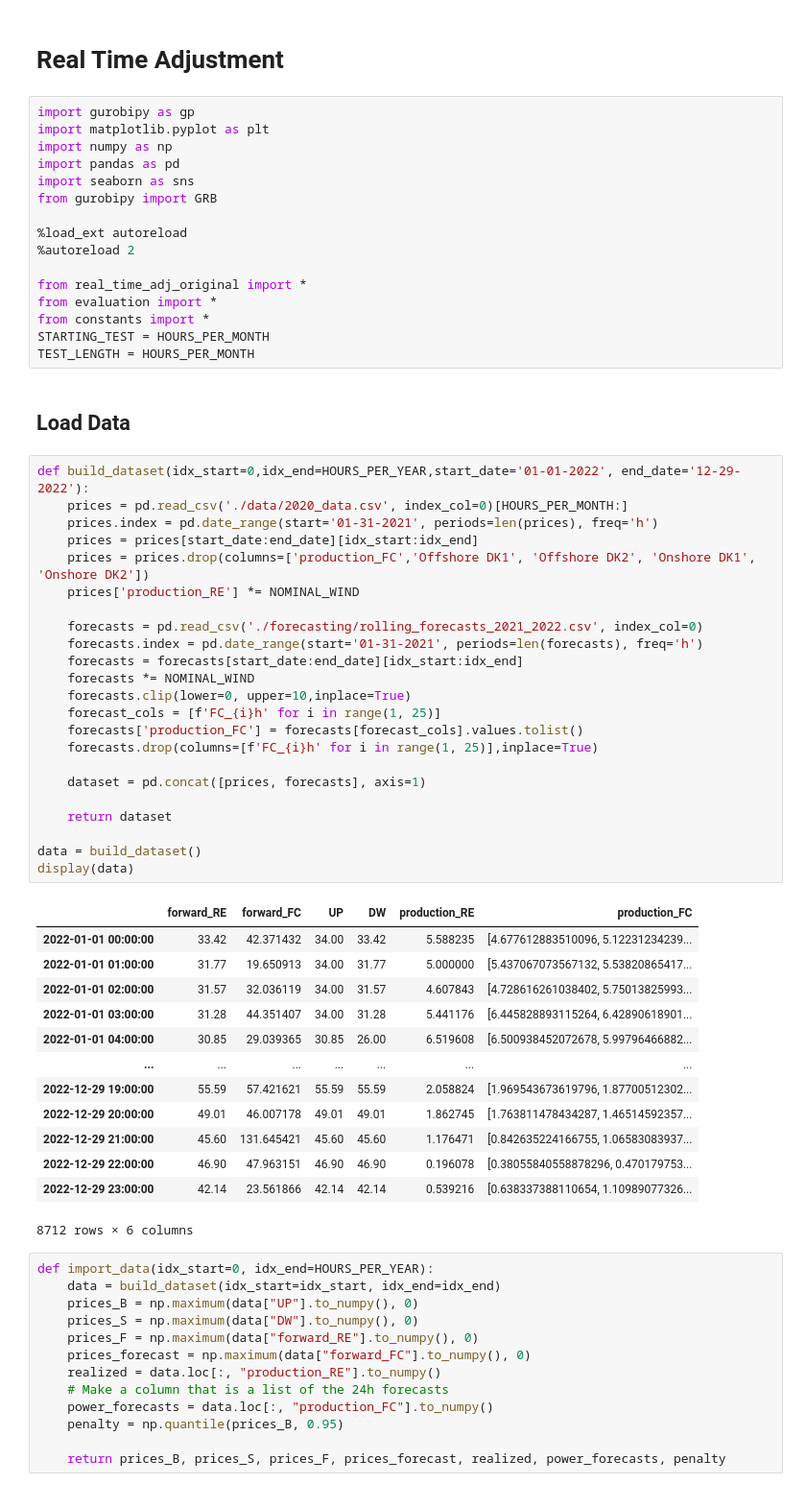
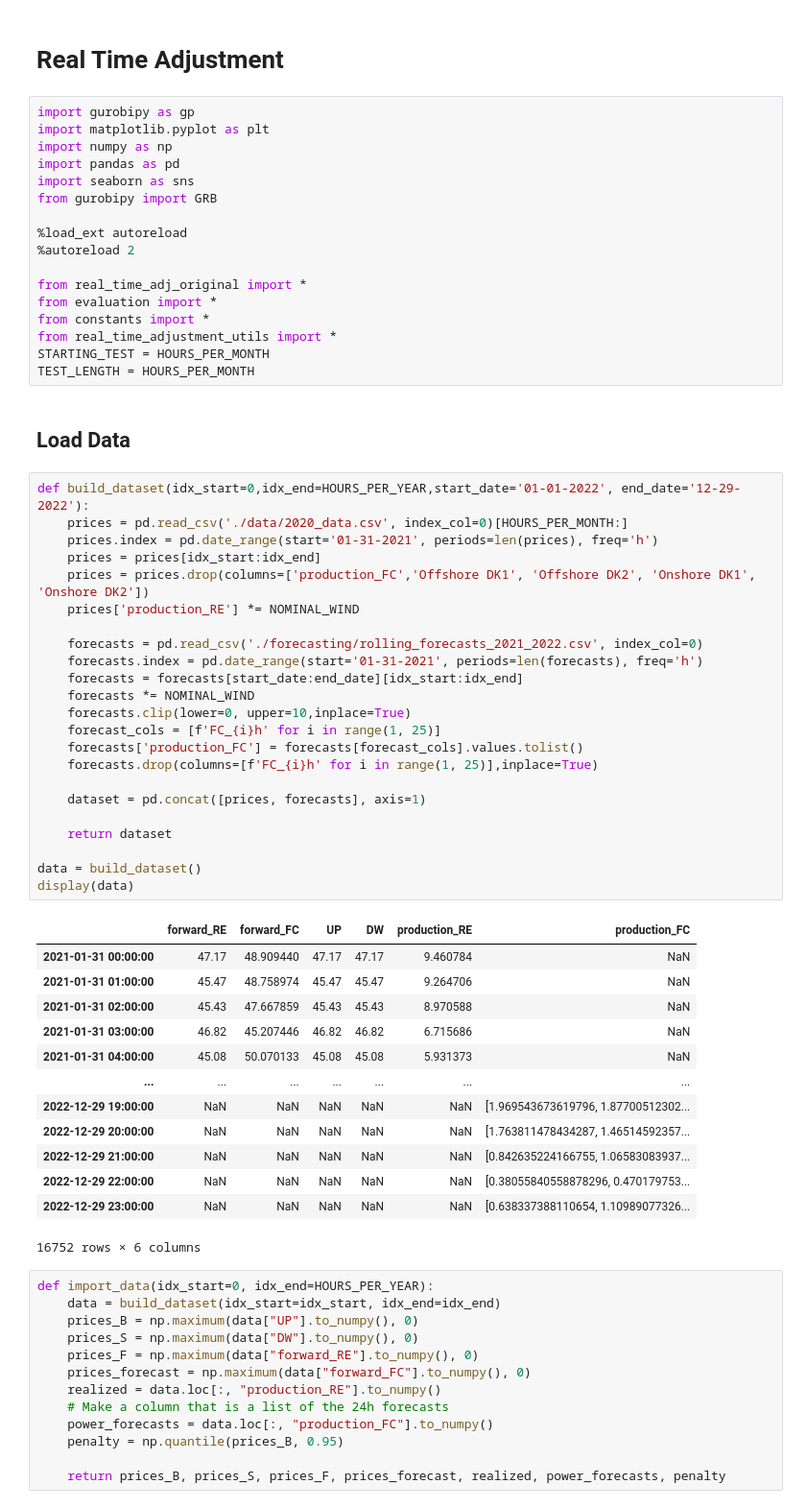
Before and after one commit to MGuckert/Real-time-adjustment-strategies-for-trading-wind-power-and-hydrogen, a Jupyter notebook: real_time_adjustment.ipynb, the cells around one changed output. Shown at 96% size. Drawn from its saved outputs; the diff is of its cells as text.

```diff
--- a/real_time_adjustment.ipynb
+++ b/real_time_adjustment.ipynb
@@ -14,6 +14,7 @@ from gurobipy import GRB
 from real_time_adj_original import *
 from evaluation import *
 from constants import *
+from real_time_adjustment_utils import *
 STARTING_TEST = HOURS_PER_MONTH
 TEST_LENGTH = HOURS_PER_MONTH
 # %% [markdown]
@@ -21,40 +22,40 @@ TEST_LENGTH = HOURS_PER_MONTH
 # %%
 def build_dataset(idx_start=0,idx_end=HOURS_PER_YEAR,start_date='01-01-2022', end_date='12-29-2022'):
     prices = pd.read_csv('./data/2020_data.csv', index_col=0)[HOURS_PER_MONTH:]
     prices.index = pd.date_range(start='01-31-2021', periods=len(prices), freq='h')
-    prices = prices[start_date:end_date][idx_start:idx_end]
+    prices = prices[idx_start:idx_end]
     prices = prices.drop(columns=['production_FC','Offshore DK1', 'Offshore DK2', 'Onshore DK1', 'Onshore DK2'])
     prices['production_RE'] *= NOMINAL_WIND
 
     forecasts = pd.read_csv('./forecasting/rolling_forecasts_2021_2022.csv', index_col=0)
     forecasts.index = pd.date_range(start='01-31-2021', periods=len(forecasts), freq='h')
     forecasts = forecasts[start_date:end_date][idx_start:idx_end]
     forecasts *= NOMINAL_WIND
     forecasts.clip(lower=0, upper=10,inplace=True)
     forecast_cols = [f'FC_{i}h' for i in range(1, 25)]
     forecasts['production_FC'] = forecasts[forecast_cols].values.tolist()
     forecasts.drop(columns=[f'FC_{i}h' for i in range(1, 25)],inplace=True)
 
     dataset = pd.concat([prices, forecasts], axis=1)
 
     return dataset
 
 data = build_dataset()
 display(data)
 # %% [output]
 |  | forward_RE | forward_FC | UP | DW | production_RE | production_FC |
-| 2022-01-01 00:00:00 | 33.42 | 42.371432 | 34.00 | 33.42 | 5.588235 | [4.677612883510096, 5.12231234239... |
-| 2022-01-01 01:00:00 | 31.77 | 19.650913 | 34.00 | 31.77 | 5.000000 | [5.437067073567132, 5.53820865417... |
-| 2022-01-01 02:00:00 | 31.57 | 32.036119 | 34.00 | 31.57 | 4.607843 | [4.728616261038402, 5.75013825993... |
-| 2022-01-01 03:00:00 | 31.28 | 44.351407 | 34.00 | 31.28 | 5.441176 | [6.445828893115264, 6.42890618901... |
-| 2022-01-01 04:00:00 | 30.85 | 29.039365 | 30.85 | 26.00 | 6.519608 | [6.500938452072678, 5.99796466882... |
+| 2021-01-31 00:00:00 | 47.17 | 48.909440 | 47.17 | 47.17 | 9.460784 | NaN |
+| 2021-01-31 01:00:00 | 45.47 | 48.758974 | 45.47 | 45.47 | 9.264706 | NaN |
+| 2021-01-31 02:00:00 | 45.43 | 47.667859 | 45.43 | 45.43 | 8.970588 | NaN |
+| 2021-01-31 03:00:00 | 46.82 | 45.207446 | 46.82 | 46.82 | 6.715686 | NaN |
+| 2021-01-31 04:00:00 | 45.08 | 50.070133 | 45.08 | 45.08 | 5.931373 | NaN |
 | ... | ... | ... | ... | ... | ... | ... |
-| 2022-12-29 19:00:00 | 55.59 | 57.421621 | 55.59 | 55.59 | 2.058824 | [1.969543673619796, 1.87700512302... |
-| 2022-12-29 20:00:00 | 49.01 | 46.007178 | 49.01 | 49.01 | 1.862745 | [1.763811478434287, 1.46514592357... |
-| 2022-12-29 21:00:00 | 45.60 | 131.645421 | 45.60 | 45.60 | 1.176471 | [0.842635224166755, 1.06583083937... |
-| 2022-12-29 22:00:00 | 46.90 | 47.963151 | 46.90 | 46.90 | 0.196078 | [0.38055840558878296, 0.470179753... |
-| 2022-12-29 23:00:00 | 42.14 | 23.561866 | 42.14 | 42.14 | 0.539216 | [0.638337388110654, 1.10989077326... |
+| 2022-12-29 19:00:00 | NaN | NaN | NaN | NaN | NaN | [1.969543673619796, 1.87700512302... |
+| 2022-12-29 20:00:00 | NaN | NaN | NaN | NaN | NaN | [1.763811478434287, 1.46514592357... |
+| 2022-12-29 21:00:00 | NaN | NaN | NaN | NaN | NaN | [0.842635224166755, 1.06583083937... |
+| 2022-12-29 22:00:00 | NaN | NaN | NaN | NaN | NaN | [0.38055840558878296, 0.470179753... |
+| 2022-12-29 23:00:00 | NaN | NaN | NaN | NaN | NaN | [0.638337388110654, 1.10989077326... |
-8712 rows × 6 columns
+16752 rows × 6 columns
 # %%
 def import_data(idx_start=0, idx_end=HOURS_PER_YEAR):
     data = build_dataset(idx_start=idx_start, idx_end=idx_end)
```
Also changed, not shown: parts of 10 cells of this notebook, 2 other files.
